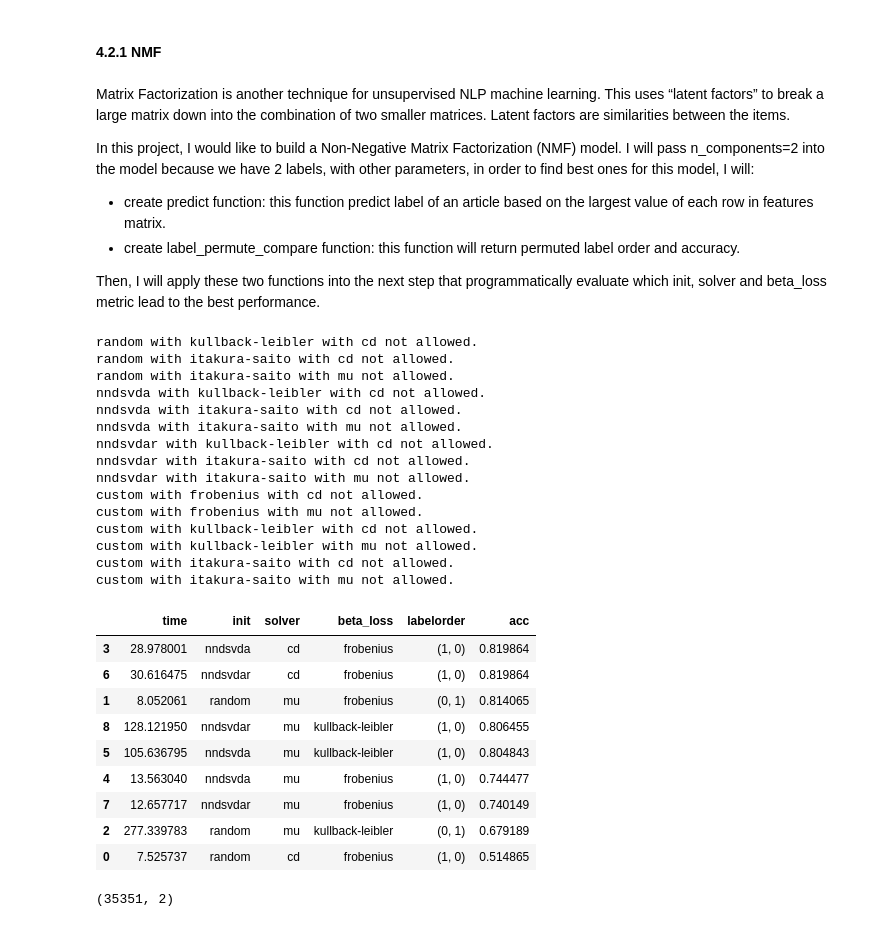
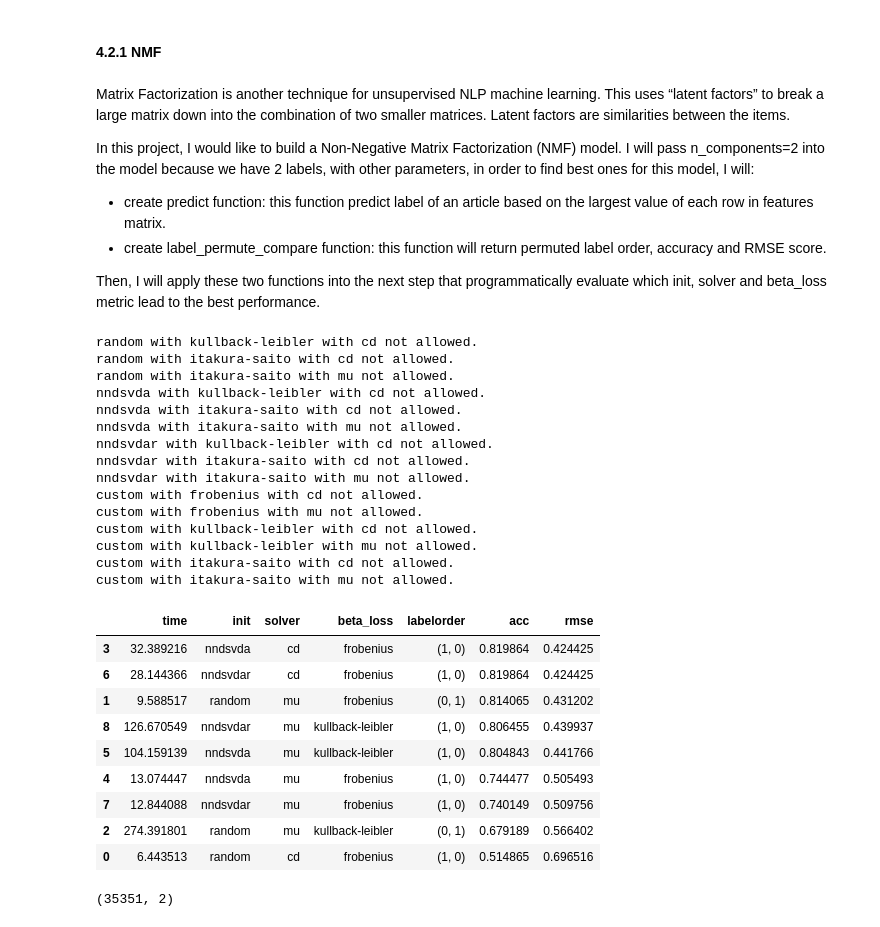
Before and after one commit to thuylinh225/Fake-News-Detection, a Jupyter notebook: Final_Project_Fake_News.ipynb, the cells around one changed output. Saved outputs shown, nothing was run; the diff lists cells and outputs as text; code cells hidden in the pictures.

```diff
--- a/Final_Project_Fake_News.ipynb
+++ b/Final_Project_Fake_News.ipynb
@@ -542,7 +543,7 @@ Matrix Factorization is another technique for unsupervised NLP machine learning.
 
 In this project, I would like to build a Non-Negative Matrix Factorization (NMF) model.  I will pass n_components=2 into the model because we have 2 labels, with other parameters, in order to find best ones for this model, I will:
 + create predict function: this function predict label of an article based on the largest value of each row in features matrix.
-+ create label_permute_compare function: this function will return permuted label order and accuracy.
++ create label_permute_compare function: this function will return permuted label order, accuracy and RMSE score.
 
 Then, I will apply these two functions into the next step that programmatically evaluate which init, solver and beta_loss metric lead to the best performance.
 # %%
@@ -567,58 +568,69 @@ def label_permute_compare(ytdf, yp, n=2):
     p = list(itertools.permutations(list(range(n))))
     label_ls = list(ytdf['label'].unique())
     acc_score = []
+    rmse_score = []
+    #recall_score = []
+    #pre_score = []
+    #f1_score = []
     for i in range(len(p)):
         map_dict = dict(zip(label_ls, list(p[i])))
         yt = ytdf['label'].apply(lambda x:map_dict[x])
         acc_score.append(accuracy_score(yt, yp))
+        #recall_score.append(recall_score(yt, yp))
+        #pre_score.append(precision_score(yt, yp))
+        #f1_score.append(f1_score(yt, yp))
+        rmse_score.append(np.sqrt(mean_squared_error(yt, yp)))
     index = np.argmax(acc_score)
-    return p[index], acc_score[index]
+    #return p[index], acc_score[index], recall_score[index], pre_score[index], f1_score[index]
+    return p[index], acc_score[index], rmse_score[index]
 # %%
 # programmatically evaluate which init, solver and beta_loss metric lead to the best performance
-dic = {"time":0, "init":"", "solver": "", "beta_loss":"", "labelorder":[], "acc":0}
+
+#dic = {"time":0, "init":"", "solver": "", "beta_loss":"", "labelorder":[], "acc":0, "recall":0, "precision":0, "f1":0}
+dic = {"time":0, "init":"", "solver": "", "beta_loss":"", "labelorder":[], "acc":0, "rmse":0}
 df_nmf = pd.DataFrame(dic)
 for init in ["random", "nndsvda", "nndsvdar", "custom"]:
     for beta_loss in ["frobenius", "kullback-leibler", "itakura-saito"]:
         for solver in ["cd", "mu"]:
             acc = 0
             t0 = time.time()
             try:
                 model = NMF(n_components=2, init=init, solver = solver, beta_loss=beta_loss, random_state = 42)
                 yhat_train = predict(model.fit_transform(X))
-                label_order, acc = label_permute_compare(train, yhat_train)
+                label_order, acc, rmse = label_permute_compare(train, yhat_train)
                 t1 = time.time()
-                df_nmf.loc[len(df_nmf.index)] = [t1-t0, init, solver, beta_loss, label_order, acc]
+                df_nmf.loc[len(df_nmf.index)] = [t1-t0, init, solver, beta_loss, label_order, acc, rmse]
 
             except:
                 print(init, "with", beta_loss, "with", solver, "not allowed.")
 df_nmf = df_nmf.sort_values(by='acc', ascending = False)
 display(df_nmf)
 # %% [output]
 random with kullback-leibler with cd not allowed.
 random with itakura-saito with cd not allowed.
 random with itakura-saito with mu not allowed.
 nndsvda with kullback-leibler with cd not allowed.
 nndsvda with itakura-saito with cd not allowed.
 nndsvda with itakura-saito with mu not allowed.
 nndsvdar with kullback-leibler with cd not allowed.
 nndsvdar with itakura-saito with cd not allowed.
 nndsvdar with itakura-saito with mu not allowed.
 custom with frobenius with cd not allowed.
 custom with frobenius with mu not allowed.
 custom with kullback-leibler with cd not allowed.
 custom with kullback-leibler with mu not allowed.
 custom with itakura-saito with cd not allowed.
 custom with itakura-saito with mu not allowed.
-|  | time | init | solver | beta_loss | labelorder | acc |
-| 3 | 28.978001 | nndsvda | cd | frobenius | (1, 0) | 0.819864 |
-| 6 | 30.616475 | nndsvdar | cd | frobenius | (1, 0) | 0.819864 |
-| 1 | 8.052061 | random | mu | frobenius | (0, 1) | 0.814065 |
-| 8 | 128.121950 | nndsvdar | mu | kullback-leibler | (1, 0) | 0.806455 |
-| 5 | 105.636795 | nndsvda | mu | kullback-leibler | (1, 0) | 0.804843 |
-| 4 | 13.563040 | nndsvda | mu | frobenius | (1, 0) | 0.744477 |
-| 7 | 12.657717 | nndsvdar | mu | frobenius | (1, 0) | 0.740149 |
-| 2 | 277.339783 | random | mu | kullback-leibler | (0, 1) | 0.679189 |
-| 0 | 7.525737 | random | cd | frobenius | (1, 0) | 0.514865 |
+|  | time | init | solver | beta_loss | labelorder | acc | rmse |
+| 3 | 32.389216 | nndsvda | cd | frobenius | (1, 0) | 0.819864 | 0.424425 |
+| 6 | 28.144366 | nndsvdar | cd | frobenius | (1, 0) | 0.819864 | 0.424425 |
+| 1 | 9.588517 | random | mu | frobenius | (0, 1) | 0.814065 | 0.431202 |
+| 8 | 126.670549 | nndsvdar | mu | kullback-leibler | (1, 0) | 0.806455 | 0.439937 |
+| 5 | 104.159139 | nndsvda | mu | kullback-leibler | (1, 0) | 0.804843 | 0.441766 |
+| 4 | 13.074447 | nndsvda | mu | frobenius | (1, 0) | 0.744477 | 0.505493 |
+| 7 | 12.844088 | nndsvdar | mu | frobenius | (1, 0) | 0.740149 | 0.509756 |
+| 2 | 274.391801 | random | mu | kullback-leibler | (0, 1) | 0.679189 | 0.566402 |
+| 0 | 6.443513 | random | cd | frobenius | (1, 0) | 0.514865 | 0.696516 |
 # %%
 # show the best model
 best_nmf_model = NMF(n_components=2, init="nndsvda", solver = "cd", beta_loss="frobenius", random_state = 42)
```
Also changed, not shown: parts of 23 cells of this notebook, 1 other file.
